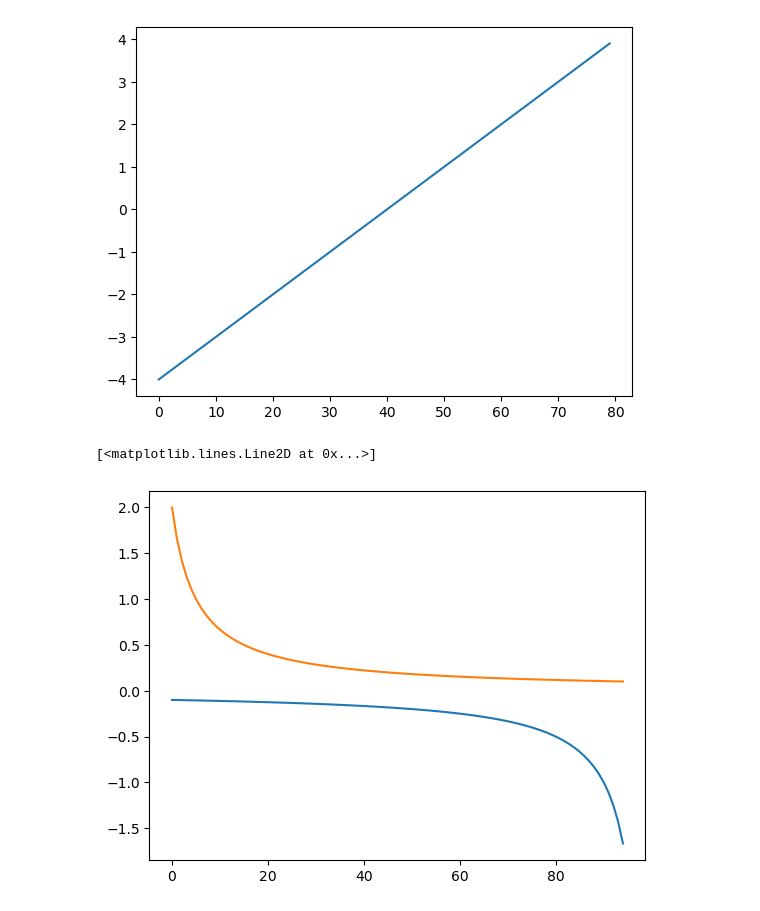
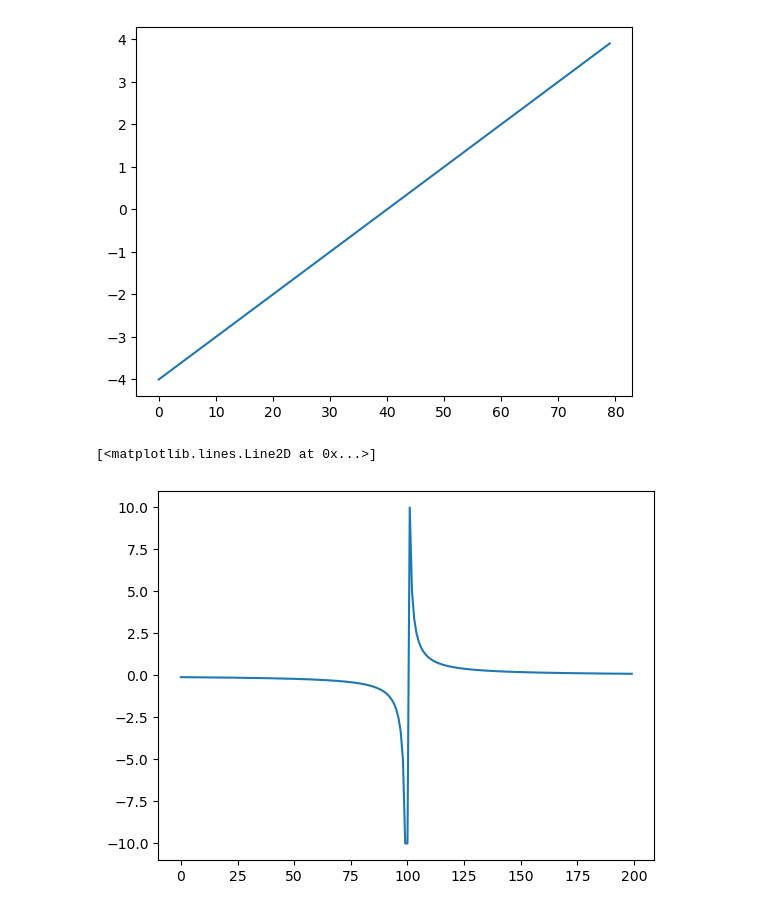
Before and after one commit to pchp250g8-home-python-tutorials/python-notebook-plots, a Jupyter notebook: Plots.ipynb, the cells around one changed output. Cells and saved outputs as stored; diff of their text form; code cells hidden in the pictures.

Commit message:
Added new Plots

```diff
--- a/Plots.ipynb
+++ b/Plots.ipynb
@@ -22,14 +22,10 @@ plt.plot(y)
 # %%
 import matplotlib.pyplot as plt
 import numpy as np
 
-x = np.arange(-10, -0.5, 0.1)
-y = 1 / x
-plt.plot(y)
-
-x = np.arange(0.5, 10, 0.1)
-y = 1 / x
-plt.plot(y)
+x = np.arange(-10, 10, 0.1)
+y = np.select([x != 5], [1 / x])
+plt.plot(y.clip(-10, 10))
 # %% [output]
 [<matplotlib.lines.Line2D at 0x...>]
-[figure, old version]
+[figure, new version]
```
Also changed, not shown: parts of 1 cell of this notebook.
